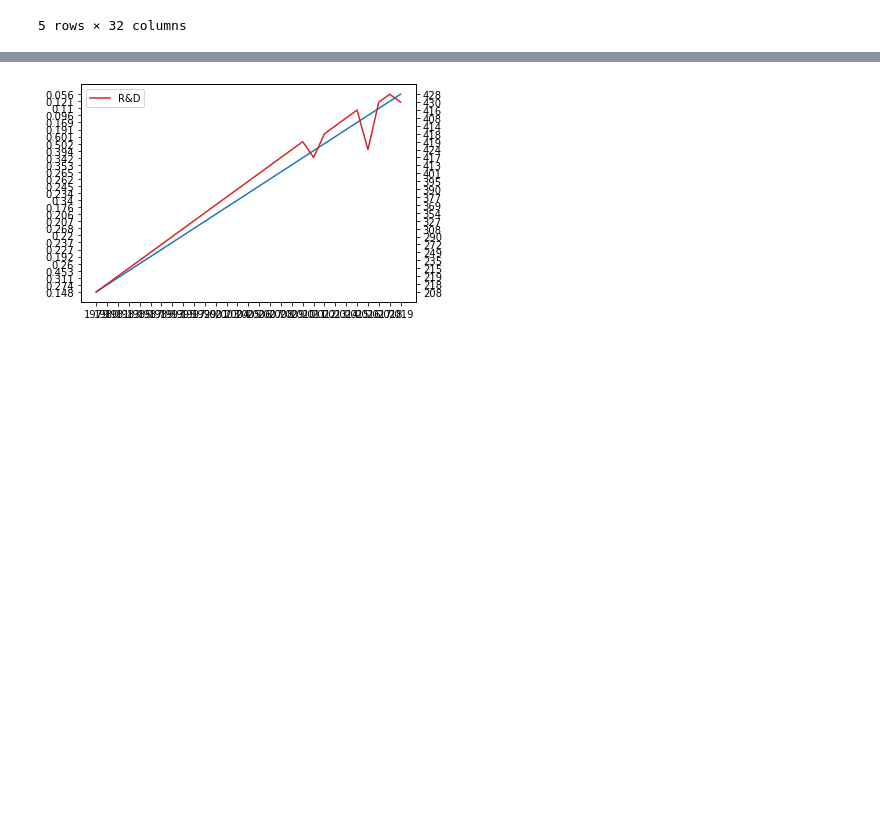
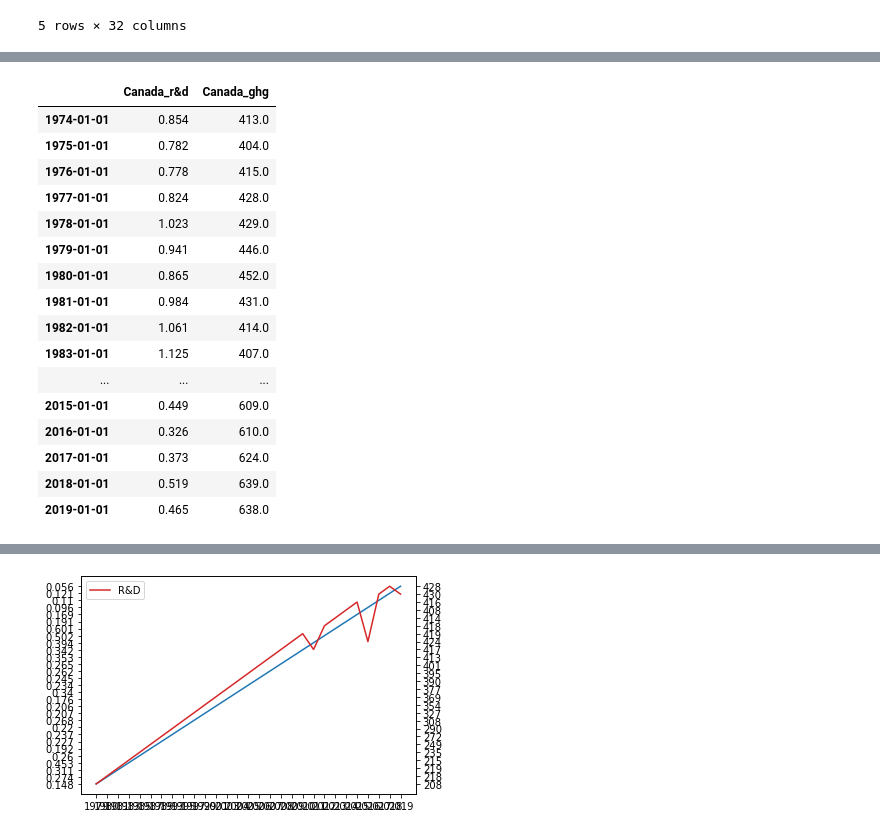
Before and after one commit to Adam-Omarali/BDC-Energy, a Jupyter notebook: InvestmentGHG.ipynb, the cells around one changed output, grey strips where cells are left out. Saved outputs shown, nothing was run; the diff lists cells and outputs as text; code cells hidden in the pictures; blank space fills up the shorter version.

```diff
--- a/InvestmentGHG.ipynb
+++ b/InvestmentGHG.ipynb
@@ -134,0 +156,20 @@ def getRdGhgList(country):
+# %%
+test
+# %% [output]
+|  | Canada_r&d | Canada_ghg |
+| 1974-01-01 | 0.854 | 413.0 |
+| 1975-01-01 | 0.782 | 404.0 |
+| 1976-01-01 | 0.778 | 415.0 |
+| 1977-01-01 | 0.824 | 428.0 |
+| 1978-01-01 | 1.023 | 429.0 |
+| 1979-01-01 | 0.941 | 446.0 |
+| 1980-01-01 | 0.865 | 452.0 |
+| 1981-01-01 | 0.984 | 431.0 |
+| 1982-01-01 | 1.061 | 414.0 |
+| 1983-01-01 | 1.125 | 407.0 |
+| ... | ... | ... |
+| 2015-01-01 | 0.449 | 609.0 |
+| 2016-01-01 | 0.326 | 610.0 |
+| 2017-01-01 | 0.373 | 624.0 |
+| 2018-01-01 | 0.519 | 639.0 |
+| 2019-01-01 | 0.465 | 638.0 |
```
Also changed, not shown: parts of 7 cells of this notebook.
